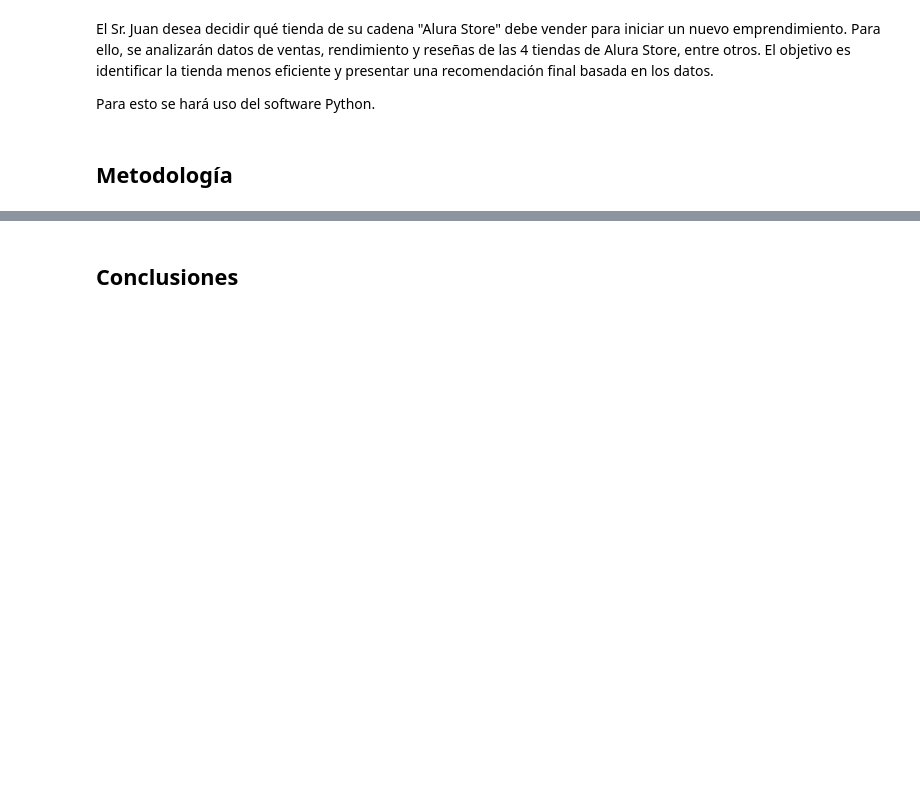
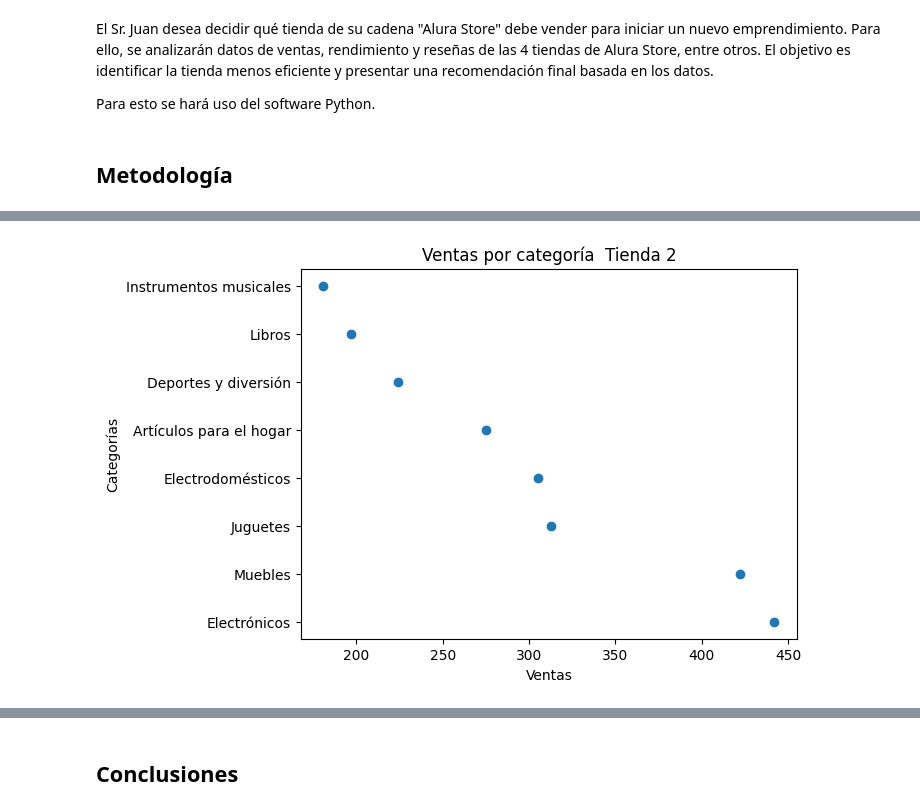
Before and after one commit to vanessa-oreza/Alura-Store, a Jupyter notebook: AluraStoreLatam.ipynb, the cells around one changed output, grey strips where cells are left out. Saved outputs shown, nothing was run; the diff lists cells and outputs as text; code cells hidden in the pictures; blank space fills up the shorter version.

```diff
--- a/AluraStoreLatam.ipynb
+++ b/AluraStoreLatam.ipynb
@@ -523,0 +156,10 @@ Para esto se hará uso del software Python.
+# %%
+conteo2=tienda2['Categoría del Producto'].value_counts()
+x_2=conteo2.iloc[:]
+plt.scatter(x_2,categorias)
+plt.title('Ventas por categoría  Tienda 2')
+plt.xlabel('Ventas')
+plt.ylabel('Categorías')
+plt.show()
+# %% [output]
+[figure, added]
```
Also changed, not shown: parts of 71 cells of this notebook.
